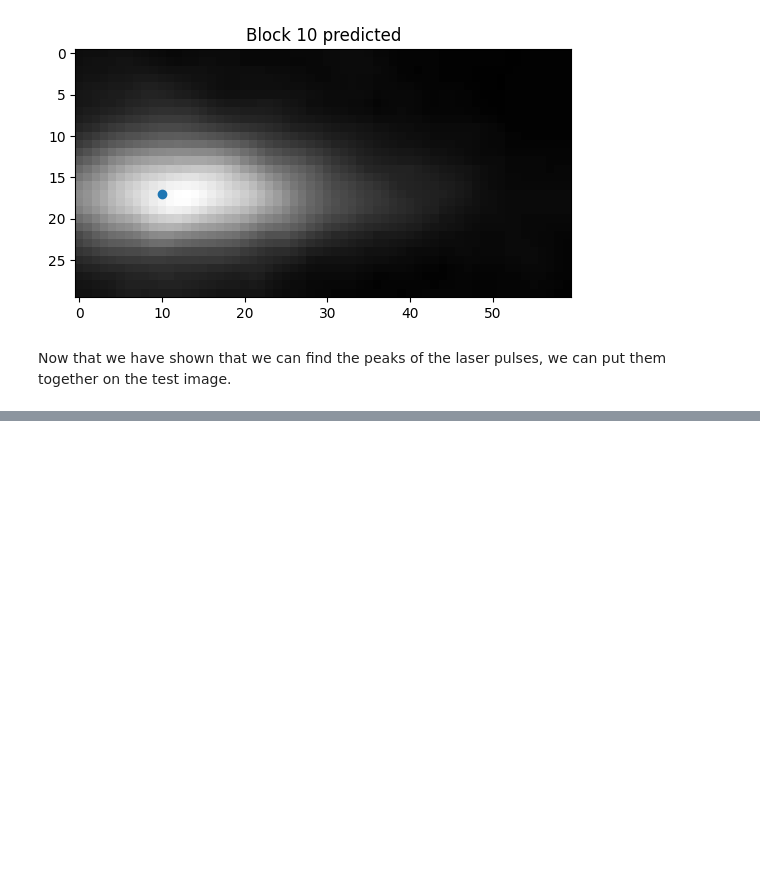
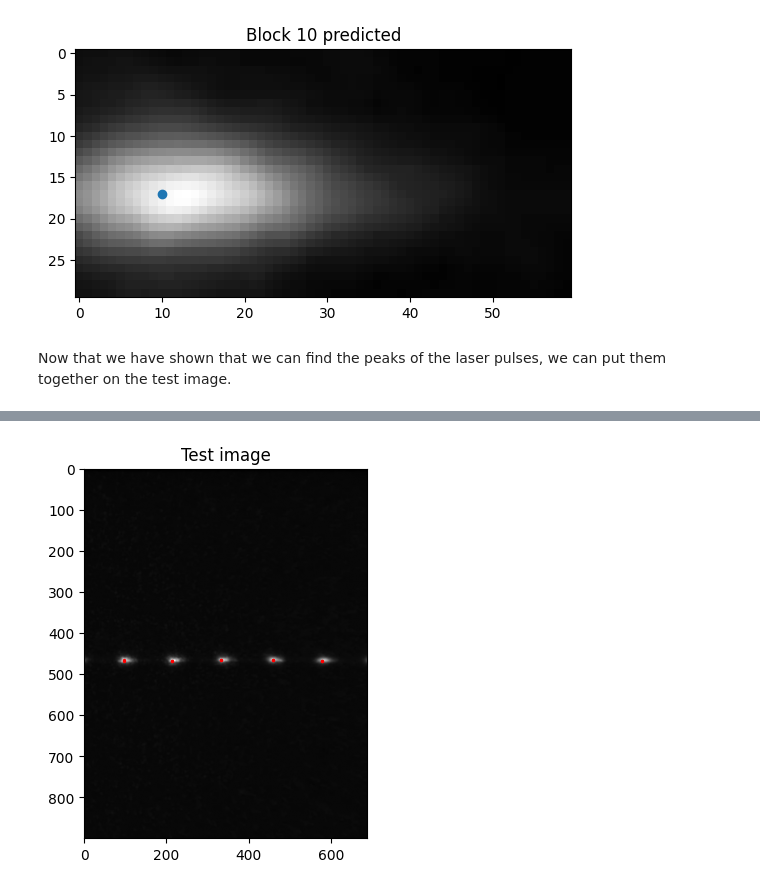
Before and after one commit to san-ford/Laser_Pulse_Identification, a Jupyter notebook: Demo.ipynb, the cells around one changed output, grey strips where cells are left out. Drawn from its saved outputs; the diff is of its cells as text; code cells hidden in the pictures; blank space fills up the shorter version.

```diff
--- a/Demo.ipynb
+++ b/Demo.ipynb
@@ -225,0 +231,8 @@ plt.show()
+# %%
+# show pulse peaks derived from predictions
+plt.imshow(test, cmap="grey")
+plt.title("Test image")
+plt.scatter(x_peaks, y_peaks, s=2, c='r')
+plt.show()
+# %% [output]
+[figure, added]
```
Also changed, not shown: parts of 5 cells of this notebook.
